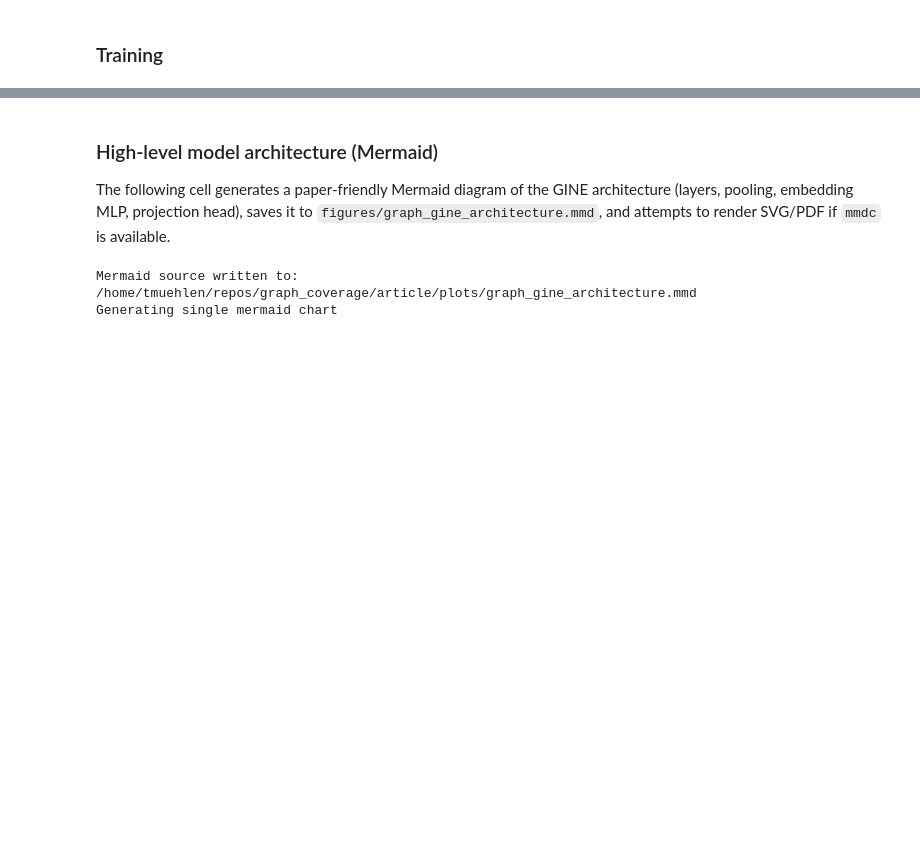
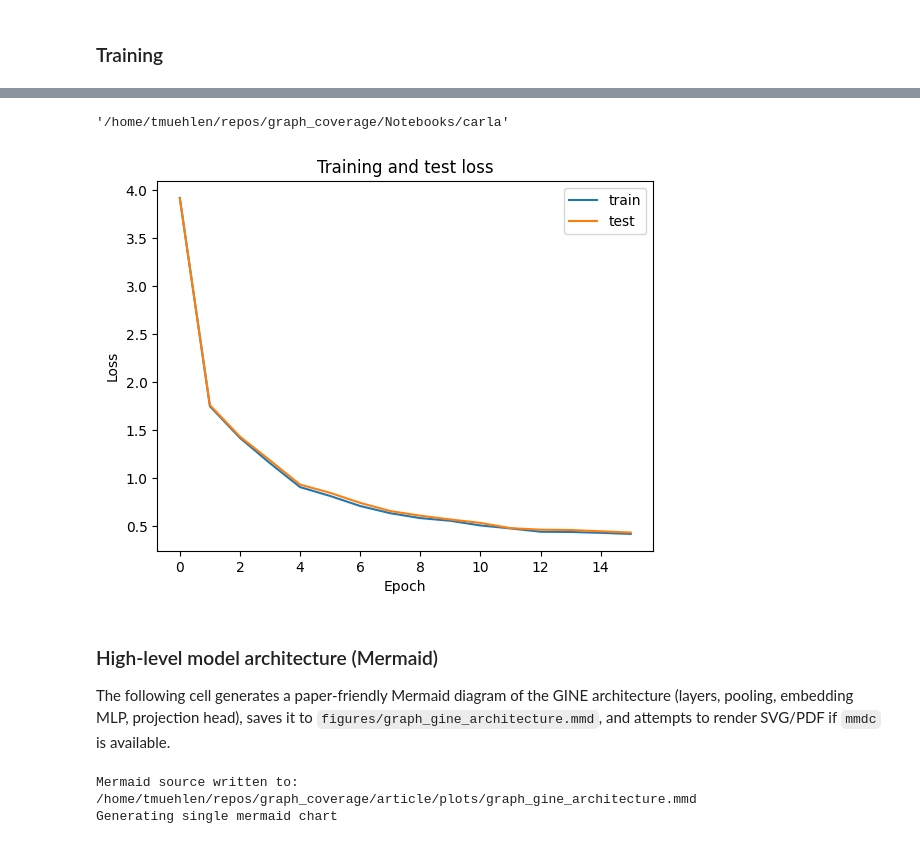
Before and after one commit to tmuehlen80/graph_coverage, a Jupyter notebook: Notebooks/carla/graph_embeddings.ipynb, the cells around one changed output, grey strips where cells are left out. Cells and saved outputs as stored; diff of their text form; code cells hidden in the pictures; blank space fills up the shorter version.

Commit message:
create first few embedding plots

```diff
--- a/Notebooks/carla/graph_embeddings.ipynb
+++ b/Notebooks/carla/graph_embeddings.ipynb
@@ -101,0 +106,19 @@ train_loader = DataLoader(graph_ds, batch_size=128, shuffle=True)
+# %%
+# Train/test split for graph_ds
+from torch.utils.data import Subset
+from sklearn.model_selection import train_test_split
+
+indices = np.arange(len(graph_ds))
+train_idx, test_idx = train_test_split(
+    indices, test_size=0.2, random_state=42, shuffle=True
+)
+
+train_ds = Subset(graph_ds, train_idx)
+test_ds = Subset(graph_ds, test_idx)
+
+# Create loaders (overrides earlier train_loader)
+train_loader = DataLoader(train_ds, batch_size=128, shuffle=True)
+test_loader = DataLoader(test_ds, batch_size=128, shuffle=False)
+
+print(f"Train size: {len(train_ds)} | Test size: {len(test_ds)}")
+data_loaders = {"train": train_loader, "test": test_loader}
@@ -141,11 +163,11 @@ pre-training loss:: 3.8231
 # %%
 # Training
 # hm, too lazy to do a proper learning rate schedule
-for i in range(2):
+for i in range(3):
     lr = 0.02*0.75**i
     optimizer = torch.optim.Adam(model.parameters(), lr=lr)
     print(f"loop {i}, Learning rate: {lr}")
-    for epoch in range(2):
+    for epoch in range(5):
         total_loss = 0
 
         for batch in train_loader:
@@ -165,5 +187,18 @@ for i in range(2):
 
         # if epoch % 1 == 0:
         print(f'Epoch {epoch}, Loss: {total_loss/len(train_loader):.4f}')
+
+        total_losses["lr"].append(lr)
+        for split in data_loaders:
+            total_loss = 0
+            with torch.no_grad():
+                for batch in data_loaders[split]:
+                    batch = batch[0].to(device)
+                    aug_batch = augment_graph(batch).to(device)
+                    outputs1 = model(batch)
+                    outputs2 = model(aug_batch)
+                    loss = contrastive_loss(outputs1['projection'], outputs2['projection'])
+                    total_loss += loss.item()
+            total_losses[split].append( total_loss / len(data_loaders[split]))
 # %% [output]
 loop 0, Learning rate: 0.02
@@ -175,3 +222,18 @@ Epoch 1, Loss: 0.7951
+# %%
+os.getcwd()
+# %% [output]
+'/home/tmuehlen/repos/graph_coverage/Notebooks/carla'
+# %%
+plt.plot(total_losses["train"], label = "train")
+plt.plot(total_losses["test"], label = "test")
+plt.legend()
+plt.xlabel("Epoch")
+plt.ylabel("Loss")
+plt.title("Training and test loss")
+plt.savefig("/home/tmuehlen/repos/graph_coverage/article/plots/train_test_graph_embeddings_loss_plot.png")
+plt.show()
+# %% [output]
+[figure, added]
 # %% [markdown]
 ### High-level model architecture (Mermaid)
 
```
Also changed, not shown: parts of 16 cells of this notebook, 6 other files.
